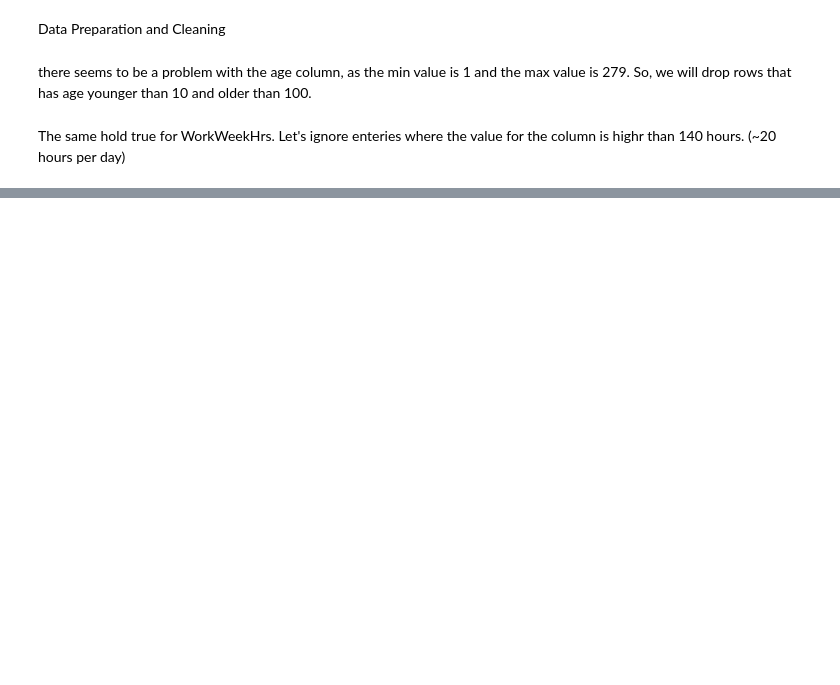
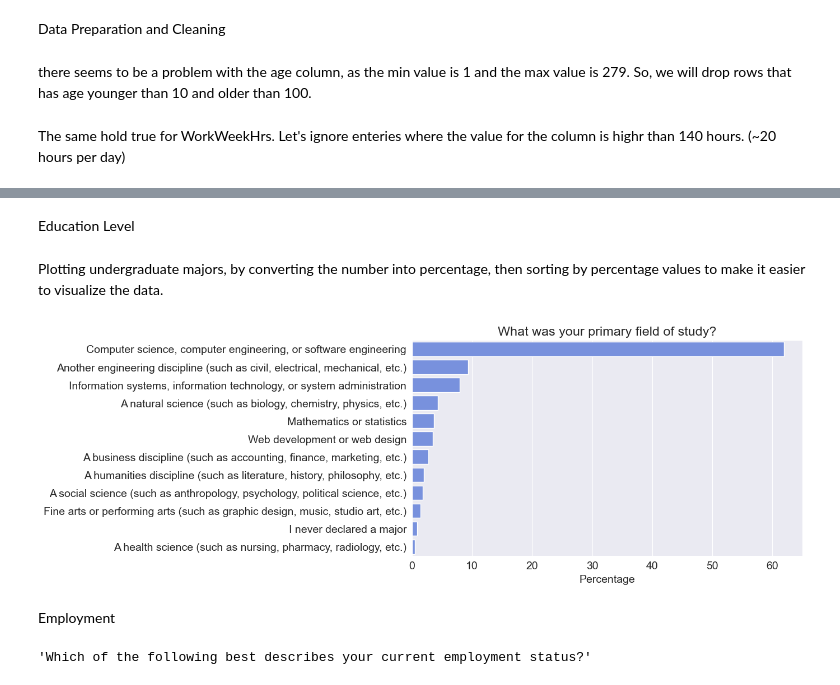
Before and after one commit to BetulAlbayrak1999/Pandas-Numpy-DataVisualization, a Jupyter notebook: RealWorld-Project-StackOverflow-data.ipynb, the cells around one changed output, grey strips where cells are left out. Cells and saved outputs as stored; diff of their text form; code cells hidden in the pictures; blank space fills up the shorter version.

Commit message:
Analyzing the data with different menthods

```diff
--- a/RealWorld-Project-StackOverflow-data.ipynb
+++ b/RealWorld-Project-StackOverflow-data.ipynb
@@ -85,0 +93,5 @@ survey_copy_df.sample(10)
+# %%
+sns.set_style("darkgrid")
+matplotlib.rcParams["font.size"]=14
+matplotlib.rcParams["figure.figsize"]=(9,5)
+matplotlib.rcParams["figure.facecolor"]="#00000000"
@@ -85,0 +132,12 @@ survey_copy_df.sample(10)
+# %% [markdown]
+Education Level
+# %%
+plt.figure(figsize=(15, 12))
+sns.countplot(y=survey_copy_df.EdLevel)
+
+sns.set_palette("coolwarm")
+plt.xticks(rotation=90)
+plt.title(schema_copy["EdLevel"])
+plt.ylabel(None)
+# %% [markdown]
+Plotting undergraduate majors, by converting the number into percentage, then sorting by percentage values to make it easier to visualize the data.
@@ -85,0 +146,16 @@ survey_copy_df.sample(10)
+# %%
+undergrad_pct= survey_copy_df.UndergradMajor.value_counts()*100/survey_copy_df.UndergradMajor.count();
+sns.barplot(x=undergrad_pct, y=undergrad_pct.index)
+
+
+plt.title(schema_copy.UndergradMajor)
+plt.ylabel(None)
+plt.xlabel("Percentage");
+# %% [output]
+[figure, added]
+# %% [markdown]
+Employment
+# %%
+schema_copy.Employment
+# %% [output]
+'Which of the following best describes your current employment status?'
```
Also changed, not shown: parts of 15 cells of this notebook.
